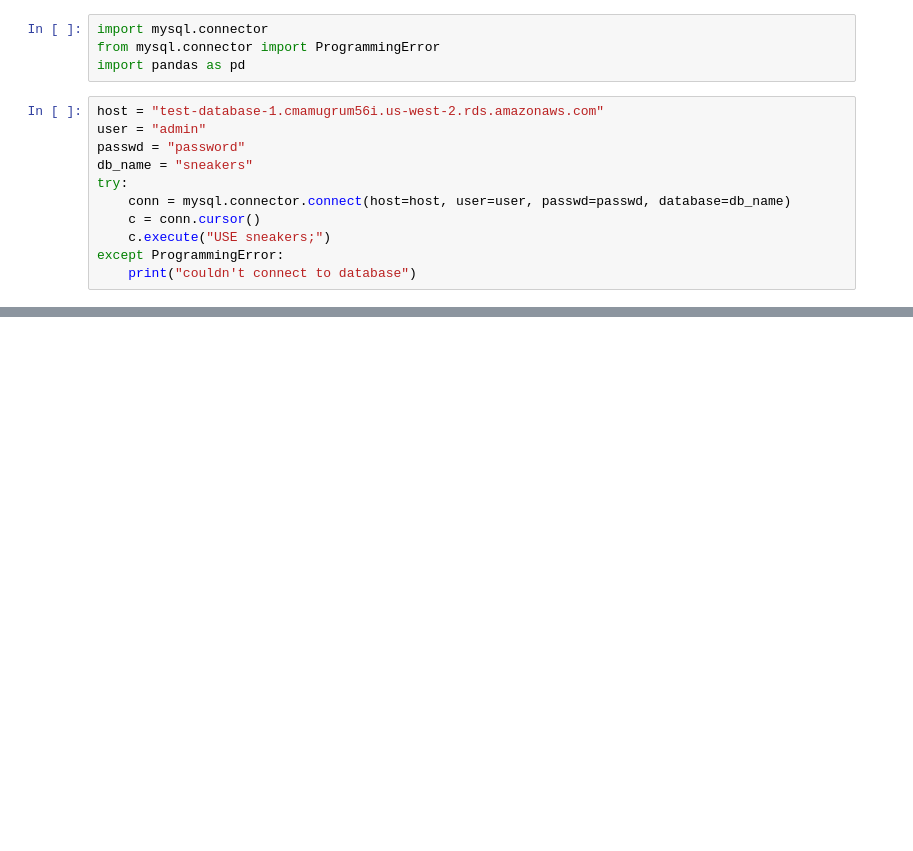
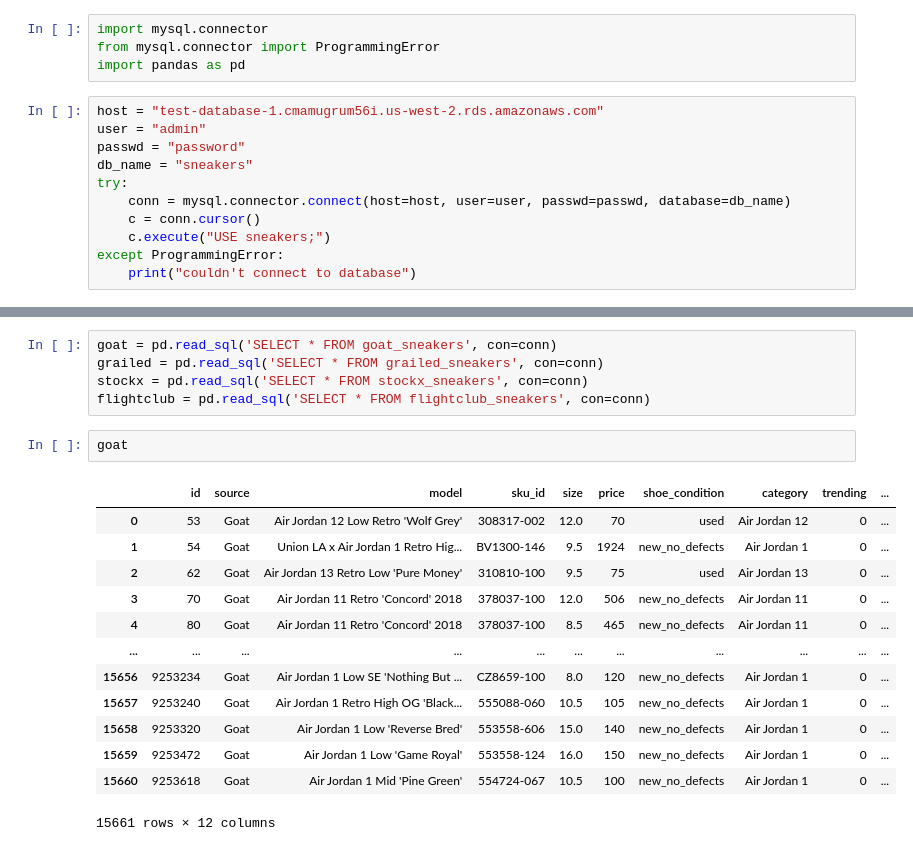
Before and after one commit to sanctuarysneakers/sanctuary-web, a Jupyter notebook: Data Exploration.ipynb, the cells around one changed output, grey strips where cells are left out. Cells and saved outputs as stored; diff of their text form; blank space fills up the shorter version.

```diff
--- a/Data Exploration.ipynb
+++ b/Data Exploration.ipynb
@@ -35,0 +18,21 @@ df
+# %%
+goat = pd.read_sql('SELECT * FROM goat_sneakers', con=conn)
+grailed = pd.read_sql('SELECT * FROM grailed_sneakers', con=conn)
+stockx = pd.read_sql('SELECT * FROM stockx_sneakers', con=conn)
+flightclub = pd.read_sql('SELECT * FROM flightclub_sneakers', con=conn)
+# %%
+goat
+# %% [output]
+|  | id | source | model | sku_id | size | price | shoe_condition | category | trending | ... |
+| 0 | 53 | Goat | Air Jordan 12 Low Retro 'Wolf Grey' | 308317-002 | 12.0 | 70 | used | Air Jordan 12 | 0 | ... |
+| 1 | 54 | Goat | Union LA x Air Jordan 1 Retro Hig... | BV1300-146 | 9.5 | 1924 | new_no_defects | Air Jordan 1 | 0 | ... |
+| 2 | 62 | Goat | Air Jordan 13 Retro Low 'Pure Money' | 310810-100 | 9.5 | 75 | used | Air Jordan 13 | 0 | ... |
+| 3 | 70 | Goat | Air Jordan 11 Retro 'Concord' 2018 | 378037-100 | 12.0 | 506 | new_no_defects | Air Jordan 11 | 0 | ... |
+| 4 | 80 | Goat | Air Jordan 11 Retro 'Concord' 2018 | 378037-100 | 8.5 | 465 | new_no_defects | Air Jordan 11 | 0 | ... |
+| ... | ... | ... | ... | ... | ... | ... | ... | ... | ... | ... |
+| 15656 | 9253234 | Goat | Air Jordan 1 Low SE 'Nothing But ... | CZ8659-100 | 8.0 | 120 | new_no_defects | Air Jordan 1 | 0 | ... |
+| 15657 | 9253240 | Goat | Air Jordan 1 Retro High OG 'Black... | 555088-060 | 10.5 | 105 | new_no_defects | Air Jordan 1 | 0 | ... |
+| 15658 | 9253320 | Goat | Air Jordan 1 Low 'Reverse Bred' | 553558-606 | 15.0 | 140 | new_no_defects | Air Jordan 1 | 0 | ... |
+| 15659 | 9253472 | Goat | Air Jordan 1 Low 'Game Royal' | 553558-124 | 16.0 | 150 | new_no_defects | Air Jordan 1 | 0 | ... |
+| 15660 | 9253618 | Goat | Air Jordan 1 Mid 'Pine Green' | 554724-067 | 10.5 | 100 | new_no_defects | Air Jordan 1 | 0 | ... |
+15661 rows × 12 columns
```
Also changed, not shown: parts of 5 cells of this notebook.
